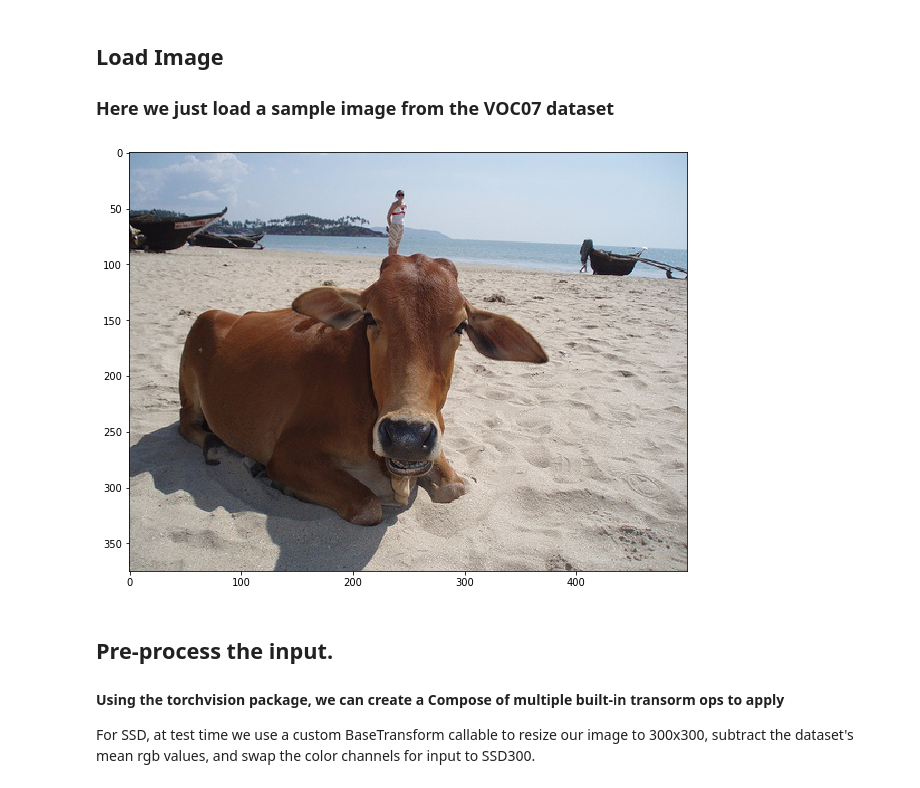
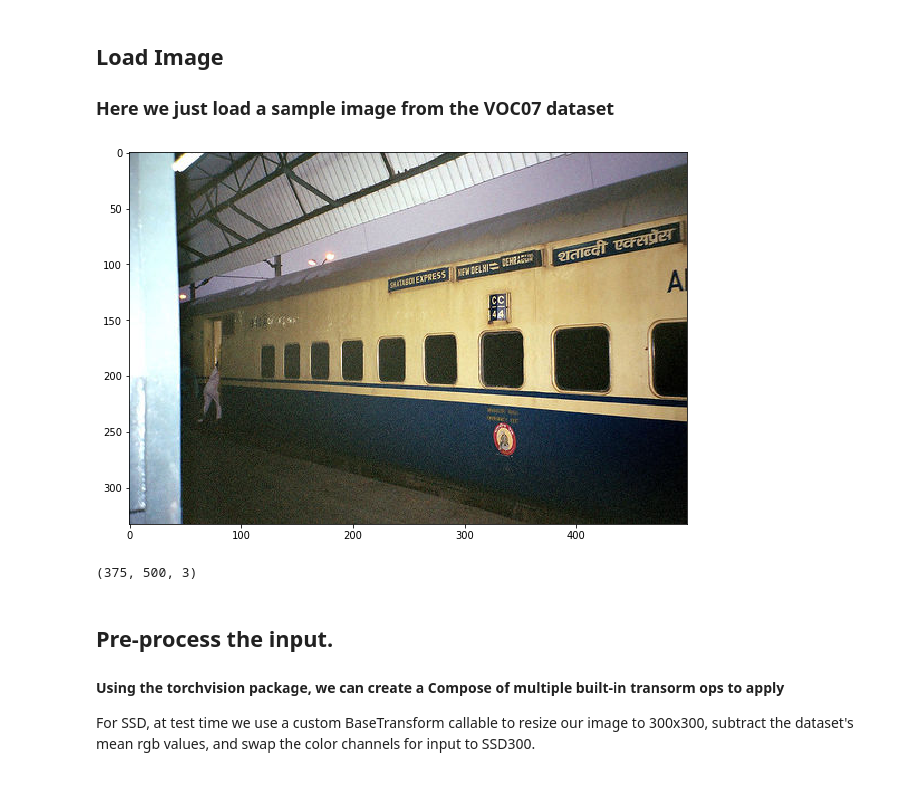
Before and after one commit to nyuxz/ds1008_final_project, a Jupyter notebook: ssd/demo/demo.ipynb, the cells around one changed output. Drawn from its saved outputs; the diff is of its cells as text; code cells hidden in the pictures.

```diff
--- a/ssd/demo/demo.ipynb
+++ b/ssd/demo/demo.ipynb
@@ -48,19 +52,23 @@ pwd
 # %%
 # image = cv2.imread('./data/example.jpg', cv2.IMREAD_COLOR)  # uncomment if dataset not downloaded
 %matplotlib inline
 from matplotlib import pyplot as plt
 from data import VOCDetection, VOC_ROOT, VOCAnnotationTransform
 # here we specify year (07 or 12) and dataset ('test', 'val', 'train')
-testset = VOCDetection(VOC_ROOT, [('2007', 'val')], None, VOCAnnotationTransform())
-img_id = 61
+testset = VOCDetection(VOC_ROOT, [('2012', 'trainval')], None, VOCAnnotationTransform())
+img_id = 1
 image = testset.pull_image(img_id)
 rgb_image = cv2.cvtColor(image, cv2.COLOR_BGR2RGB)
 # View the sampled input image before transform
 plt.figure(figsize=(10,10))
 plt.imshow(rgb_image)
 plt.show()
 # %% [output]
-[figure, old version]
+[figure, new version]
+# %%
+image.shape
+# %% [output]
+(375, 500, 3)
 # %% [markdown]
 ## Pre-process the input.
 #### Using the torchvision package, we can create a Compose of multiple built-in transorm ops to apply
```
Also changed, not shown: parts of 19 cells of this notebook.
